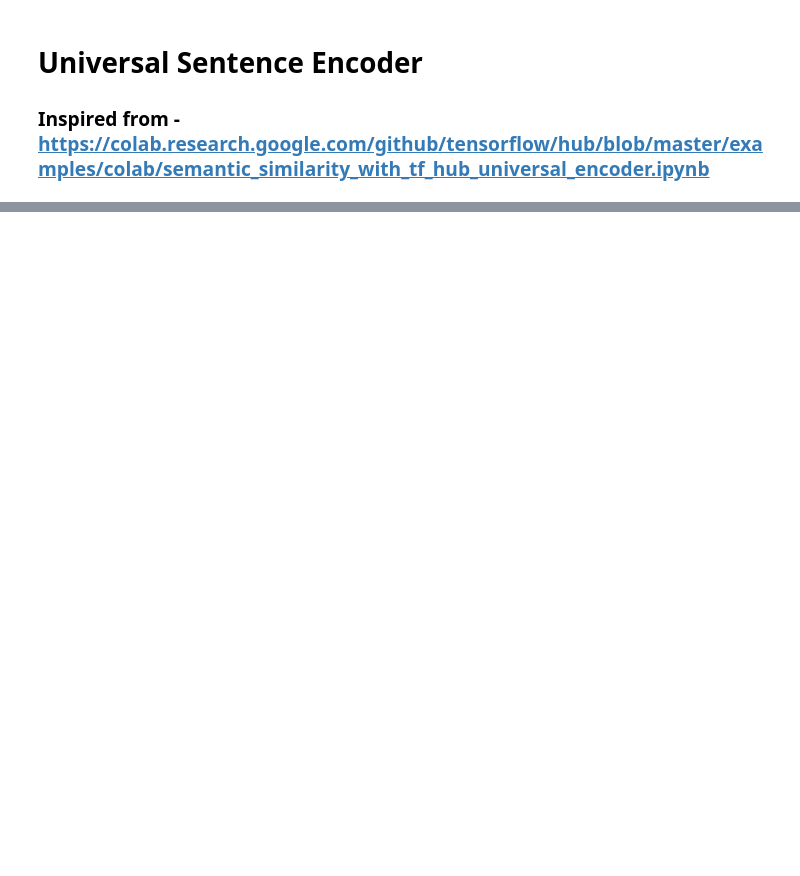
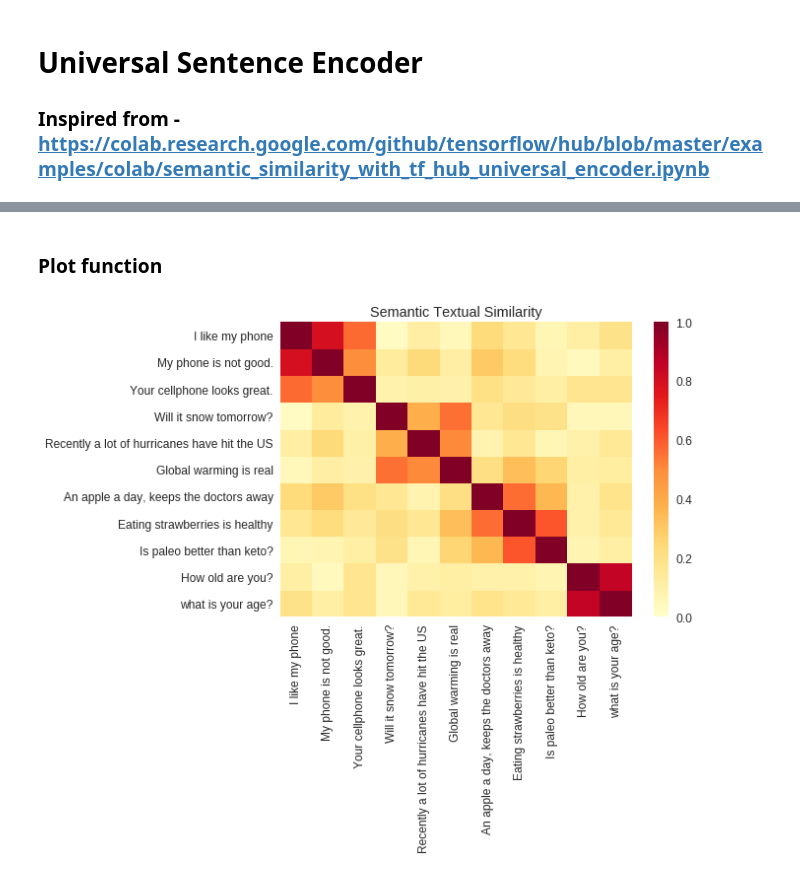
Before and after one commit to shivam-kotwalia/data-science-project, a Jupyter notebook: Semantic Similarity with tf_hub Universal Encoder.ipynb, the cells around one changed output, grey strips where cells are left out. Cells and saved outputs as stored; diff of their text form; code cells hidden in the pictures; blank space fills up the shorter version.

Commit message:
Heat map for similarity

```diff
--- a/Semantic Similarity with tf_hub Universal Encoder.ipynb
+++ b/Semantic Similarity with tf_hub Universal Encoder.ipynb
@@ -19,3 +19,6 @@ import seaborn as sns
 # %%
 # Module URL (Tf-HUB)
 module_url = "https://tfhub.dev/google/universal-sentence-encoder/2" #@param ["https://tfhub.dev/google/universal-sentence-encoder/2", "https://tfhub.dev/google/universal-sentence-encoder-large/3"]
+# %%
+# Import the Universal Sentence Encoder's TF Hub module
+embed = hub.Module(module_url)
@@ -21,0 +48,9 @@ module_url = "https://tfhub.dev/google/universal-sentence-encoder/2" #@param ["h
+# %%
+# Compute a representation for each message, showing various lengths supported.
+word = "Elephant"
+sentence = "I am a sentence for which I would like to get its embedding."
+paragraph = (
+    "Universal Sentence Encoder embeddings also support short paragraphs. "
+    "There is no hard limit on how long the paragraph is. Roughly, the longer "
+    "the more 'diluted' the embedding will be.")
+messages = [word, sentence, paragraph]
@@ -21,0 +60,4 @@ module_url = "https://tfhub.dev/google/universal-sentence-encoder/2" #@param ["h
+# %%
+with tf.Session() as session:
+  session.run([tf.global_variables_initializer(), tf.tables_initializer()])
+  message_embeddings = session.run(embed(messages))
@@ -21,0 +95,2 @@ module_url = "https://tfhub.dev/google/universal-sentence-encoder/2" #@param ["h
+# %% [markdown]
+### Plot function
@@ -21,0 +118,31 @@ module_url = "https://tfhub.dev/google/universal-sentence-encoder/2" #@param ["h
+# %%
+messages = [
+    # Smartphones
+    "I like my phone",
+    "My phone is not good.",
+    "Your cellphone looks great.",
+
+    # Weather
+    "Will it snow tomorrow?",
+    "Recently a lot of hurricanes have hit the US",
+    "Global warming is real",
+
+    # Food and health
+    "An apple a day, keeps the doctors away",
+    "Eating strawberries is healthy",
+    "Is paleo better than keto?",
+
+    # Asking about age
+    "How old are you?",
+    "what is your age?",
+]
+
+similarity_input_placeholder = tf.placeholder(tf.string, shape=(None))
+similarity_message_encodings = embed(similarity_input_placeholder)
+with tf.Session() as session:
+  session.run(tf.global_variables_initializer())
+  session.run(tf.tables_initializer())
+  run_and_plot(session, similarity_input_placeholder, messages,
+               similarity_message_encodings)
+# %% [output]
+[figure, added]
```
Also changed, not shown: parts of 8 cells of this notebook.
